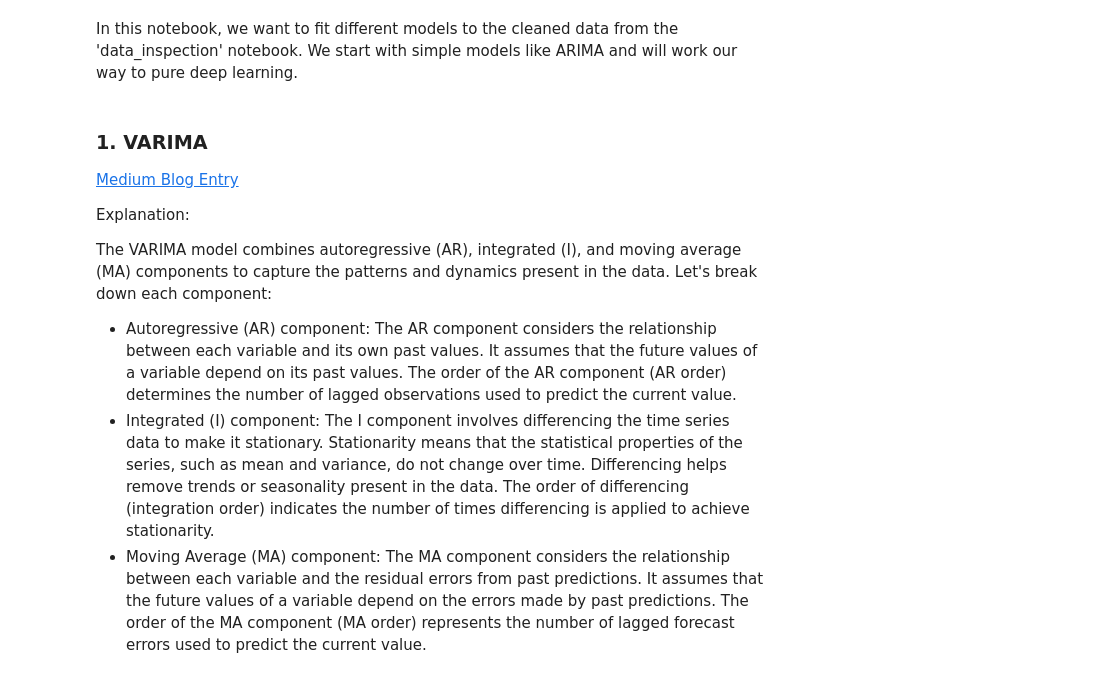
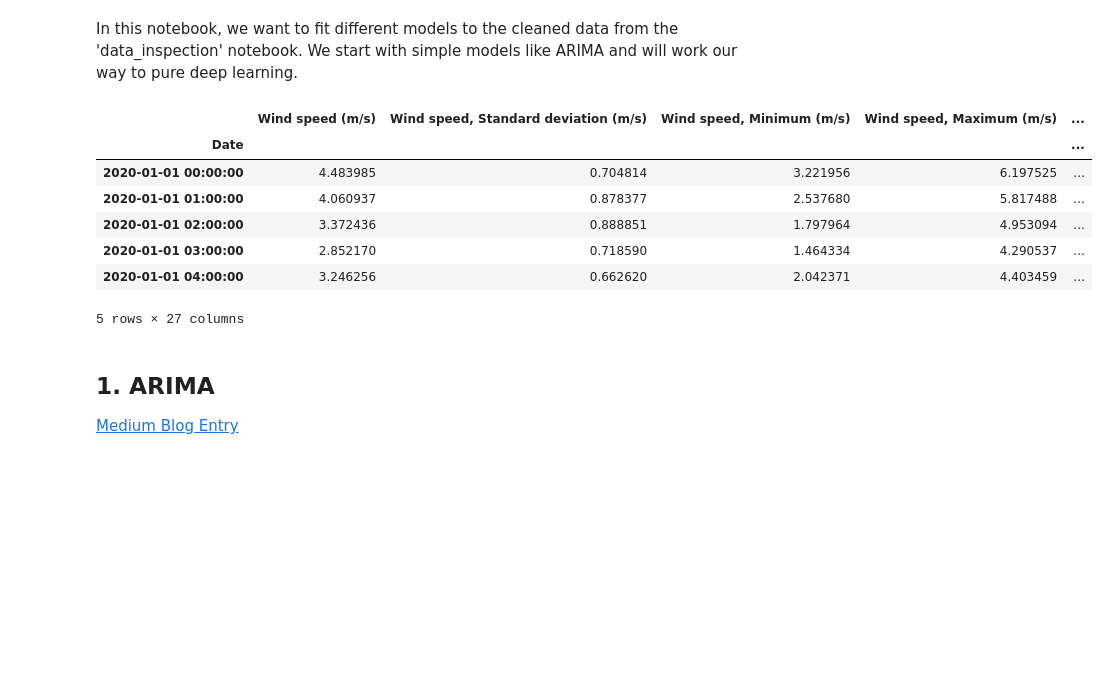
Before and after one commit to H-Kugler/forecasting-wind-power, a Jupyter notebook: notebooks/forecasting.ipynb, the cells around one changed output. Cells and saved outputs as stored; diff of their text form; code cells hidden in the pictures; blank space fills up the shorter version.

```diff
--- a/notebooks/forecasting.ipynb
+++ b/notebooks/forecasting.ipynb
@@ -1,14 +1,2 @@
 # %% [markdown]
 In this notebook, we want to fit different models to the cleaned data from the 'data_inspection' notebook. We start with simple models like ARIMA and will work our way to pure deep learning.
-# %% [markdown]
-### 1. VARIMA
-
-[Medium Blog Entry](https://medium.com/mlearning-ai/multivariate-time-series-using-var-model-efa215371738)
-
-Explanation:
-
-The VARIMA model combines autoregressive (AR), integrated (I), and moving average (MA) components to capture the patterns and dynamics present in the data. Let's break down each component:
-
-- Autoregressive (AR) component: The AR component considers the relationship between each variable and its own past values. It assumes that the future values of a variable depend on its past values. The order of the AR component (AR order) determines the number of lagged observations used to predict the current value.
-- Integrated (I) component: The I component involves differencing the time series data to make it stationary. Stationarity means that the statistical properties of the series, such as mean and variance, do not change over time. Differencing helps remove trends or seasonality present in the data. The order of differencing (integration order) indicates the number of times differencing is applied to achieve stationarity.
-- Moving Average (MA) component: The MA component considers the relationship between each variable and the residual errors from past predictions. It assumes that the future values of a variable depend on the errors made by past predictions. The order of the MA component (MA order) represents the number of lagged forecast errors used to predict the current value.
@@ -14,0 +11,26 @@ The VARIMA model combines autoregressive (AR), integrated (I), and moving averag
+# %%
+# load cleaned data
+
+turbine_two = pd.read_csv('../data_cleaned/turbine_2.csv')
+# set column Date to datetime format
+turbine_two.Date = pd.to_datetime(turbine_two.Date)
+# set column Date to index
+turbine_two = turbine_two.set_index('Date')
+# %%
+# create hourly and daily aggregates
+turbine_two_hourly = turbine_two.resample('H').mean()
+turbine_two_daily = turbine_two.resample('D').mean()
+turbine_two_hourly.head()
+# %% [output]
+|  | Wind speed (m/s) | Wind speed, Standard deviation (m/s) | Wind speed, Minimum (m/s) | Wind speed, Maximum (m/s) | ... |
+| Date |  |  |  |  | ... |
+| 2020-01-01 00:00:00 | 4.483985 | 0.704814 | 3.221956 | 6.197525 | ... |
+| 2020-01-01 01:00:00 | 4.060937 | 0.878377 | 2.537680 | 5.817488 | ... |
+| 2020-01-01 02:00:00 | 3.372436 | 0.888851 | 1.797964 | 4.953094 | ... |
+| 2020-01-01 03:00:00 | 2.852170 | 0.718590 | 1.464334 | 4.290537 | ... |
+| 2020-01-01 04:00:00 | 3.246256 | 0.662620 | 2.042371 | 4.403459 | ... |
+5 rows × 27 columns
+# %% [markdown]
+## 1. ARIMA
+
+[Medium Blog Entry](https://medium.com/mlearning-ai/multivariate-time-series-using-var-model-efa215371738)
```
Also changed, not shown: parts of 34 cells of this notebook, 3 other files.
